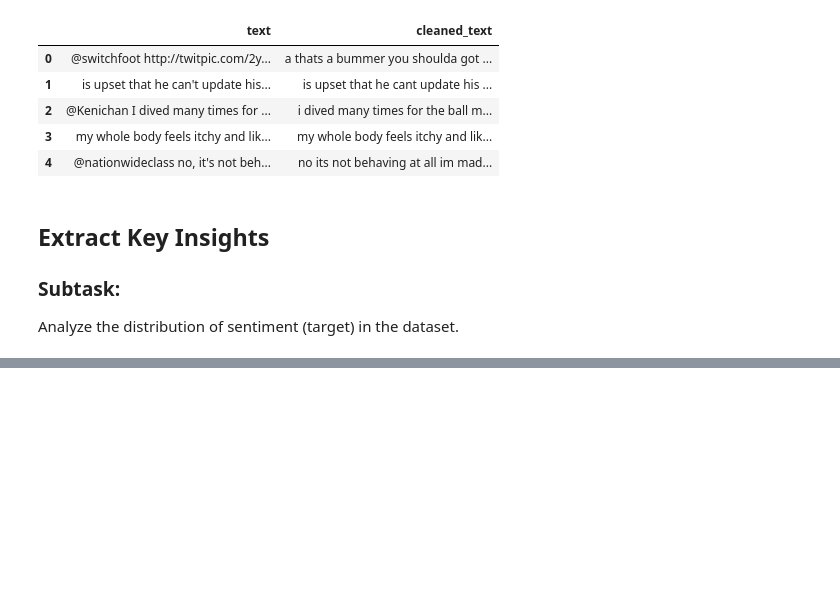
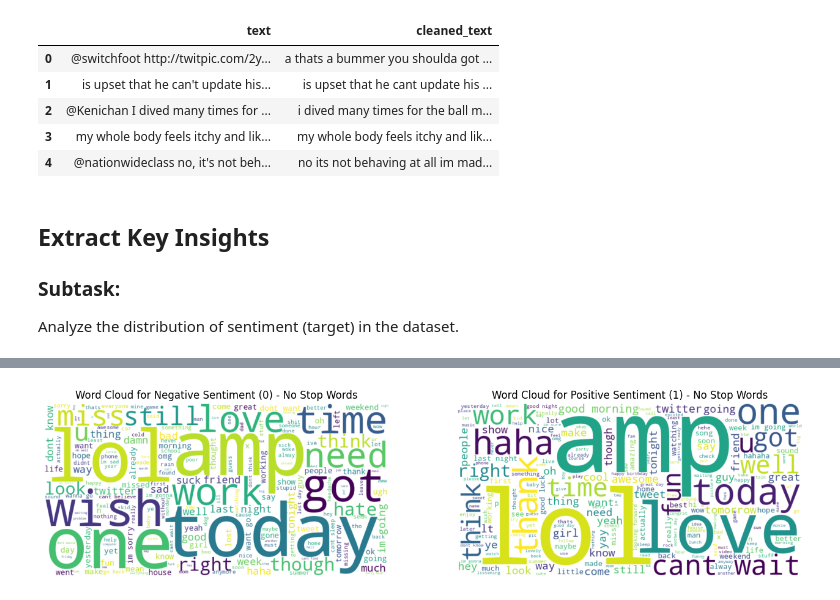
Before and after one commit to Laeti-dev/P7-Sentiments_analysis, a Jupyter notebook: P7_eda.ipynb, the cells around one changed output, grey strips where cells are left out. Cells and saved outputs as stored; diff of their text form; code cells hidden in the pictures; blank space fills up the shorter version.

```diff
--- a/P7_eda.ipynb
+++ b/P7_eda.ipynb
@@ -396,0 +446,39 @@ dtype: float64
+# %%
+import nltk
+from nltk.corpus import stopwords
+nltk.download('stopwords')
+
+# Get English stop words
+stop_words = set(stopwords.words('english'))
+
+def remove_stopwords(text):
+  if isinstance(text, str):
+    return " ".join([word for word in str(text).split() if word not in stop_words])
+  return ""
+
+# Apply the remove_stopwords function to the cleaned text
+df['text_without_stopwords'] = df['cleaned_text'].apply(remove_stopwords)
+
+# Separate text based on sentiment after removing stop words
+negative_text_no_stopwords = " ".join(df[df['sentiment_scaled'] == 0]['text_without_stopwords'].dropna())
+positive_text_no_stopwords = " ".join(df[df['sentiment_scaled'] == 1]['text_without_stopwords'].dropna())
+
+# Generate word clouds with text without stop words
+wordcloud_neg_no_stopwords = WordCloud(width=800, height=400, background_color='white').generate(negative_text_no_stopwords)
+wordcloud_pos_no_stopwords = WordCloud(width=800, height=400, background_color='white').generate(positive_text_no_stopwords)
+
+# Plot word clouds without stop words
+plt.figure(figsize=(16, 8))
+
+plt.subplot(1, 2, 1)
+plt.imshow(wordcloud_neg_no_stopwords, interpolation='bilinear')
+plt.axis('off')
+plt.title('Word Cloud for Negative Sentiment (0) - No Stop Words')
+
+plt.subplot(1, 2, 2)
+plt.imshow(wordcloud_pos_no_stopwords, interpolation='bilinear')
+plt.axis('off')
+plt.title('Word Cloud for Positive Sentiment (1) - No Stop Words')
+
+plt.show()
+# %% [output]
@@ -396,0 +487 @@ dtype: float64
+[figure, added]
```
Also changed, not shown: parts of 22 cells of this notebook.
